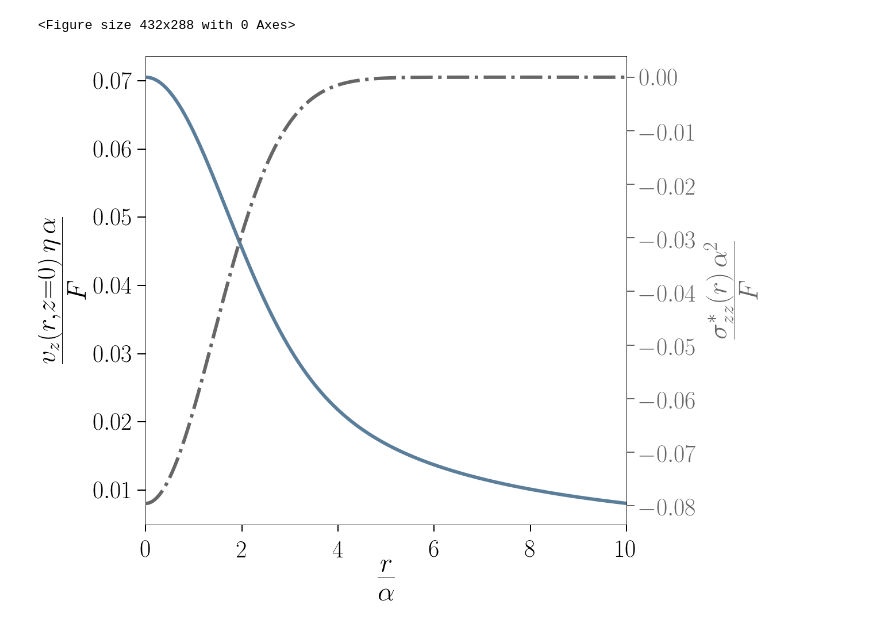
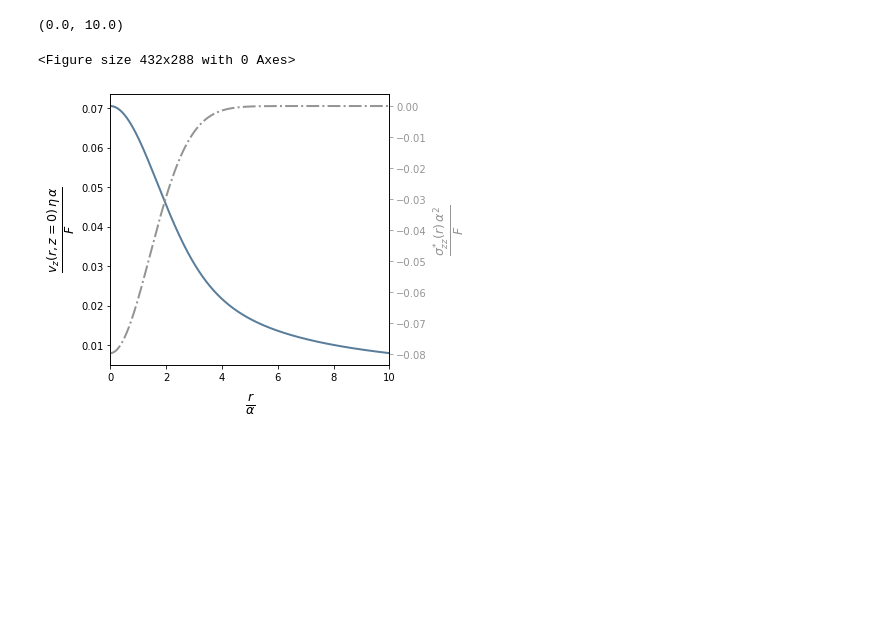
Before and after one commit to noegroup/membrane_kinetics, a Jupyter notebook: hydrodynamics/single_membrane_surface_stress.ipynb, the cells around one changed output. Saved outputs shown, nothing was run; the diff lists cells and outputs as text; code cells hidden in the pictures; blank space fills up the shorter version.

```diff
--- a/hydrodynamics/single_membrane_surface_stress.ipynb
+++ b/hydrodynamics/single_membrane_surface_stress.ipynb
@@ -25,27 +14,6 @@ v_z = 1.0 / (8.0 * np.sqrt (np.pi)) * np.exp (-xi) * ss.iv (0, xi)
-# %%
-mpl.rcParams['xtick.labelsize'] = 42
-mpl.rcParams['ytick.labelsize'] = 42
-
-mpl.rcParams['xtick.major.pad'] = 15
-mpl.rcParams['ytick.major.pad'] = 8
-
-mpl.rcParams['xtick.major.size'] = 12
-mpl.rcParams['xtick.major.width'] = 2
-mpl.rcParams['xtick.minor.size'] = 8
-mpl.rcParams['xtick.minor.width'] = 1
-
-mpl.rcParams['ytick.major.size'] = 14
-mpl.rcParams['ytick.major.width'] = 2
-mpl.rcParams['ytick.minor.size'] = 8
-mpl.rcParams['ytick.minor.width'] = 1
-
-mpl.rc('font',**{'family':'Cabin'})
-mpl.rc('text', usetex=True)
-mpl.rcParams['text.latex.preamble'] = [r'\usepackage{amsmath}']
-
-color_gray = (0.4, 0.4, 0.4)
-label_font_size = 68
-line_width = 6
+# %%
+line_width = 2
+label_font_size = 18
 # %%
 plt.figure ()
 
@@ -78,32 +40,27 @@ plt.savefig(r'/srv/public/Dropbox/FU Berlin/Publications/Hydrodynamics and kinet
 # %%
 plt.figure ()
 
-fig, ax1 = plt.subplots (figsize = (15, 15))
+fig, ax1 = plt.subplots (figsize = (5, 5))
 
 ax1.plot (r_alpha, v_z, linewidth = line_width, color="xkcd:steel blue")
 
 ax1.set_xlabel(r'$\frac{r}{\alpha}$',fontsize = label_font_size, labelpad = 10)
-ax1.set_ylabel(r'$\frac{v_{z}\left(r, z=0 \right)\,\eta \, \alpha}{F}$',fontsize = label_font_size, labelpad = 0, color = 'black')
+ax1.set_ylabel(r'$\frac{v_{z}\left(r, z=0 \right)\,\eta \, \alpha}{F}$',fontsize = label_font_size, color = 'black')
 ax1.tick_params('y', colors='black')
 
 ax1.set_xlim (0.0, 10.0)
 #ax1.grid(axis='both')
 
 ax2 = ax1.twinx ()
 
-ax2.plot (r_alpha, bc_sig_z, color= color_gray, linewidth = line_width, linestyle='-.')
-ax2.set_ylabel(r'$\frac{\sigma_{zz}^{*}\left(r\right)\,\alpha^2}{F}$',fontsize = label_font_size, labelpad = 25, color = color_gray)
-ax2.tick_params('y', colors= color_gray)
+ax2.plot (r_alpha, bc_sig_z, color= 'xkcd:gray', linewidth = line_width, linestyle='-.')
+ax2.set_ylabel(r'$\frac{\sigma_{zz}^{*}\left(r\right)\,\alpha^2}{F}$',fontsize = label_font_size, color = 'xkcd:gray')
+ax2.tick_params('y', colors= 'xkcd:gray')
 ax2.set_xlim (0.0, 10.0)
-
-#plt.savefig(r'/storage/mi/sadeghi/Dropbox/FU Berlin/Results/Hydrodynamic Interaction/single_planar_v_z.pdf',
-#            format = 'pdf', bbox_inches='tight', pad_inches = 0.5, transparent = True, dpi = 300)
-
-plt.savefig(r'/srv/public/Dropbox/FU Berlin/Publications/Hydrodynamics and kinetics of membranes/paper_SadeghiNoe_MembraneKinetics_detailed/manuscript_ver_1/figures/planar_single_velocity.pdf',
-            format = 'pdf', bbox_inches='tight', pad_inches = 0.5, transparent = True, dpi = 300)
 # %% [output]
-<Figure size 432x288 with 0 Axes>
+(0.0, 10.0)
+<Figure size 432x288 with 0 Axes>
-[figure, old version]
+[figure, new version]
 # %%
 #coordination number
 n_c = 6
```
Also changed, not shown: parts of 6 cells of this notebook.
